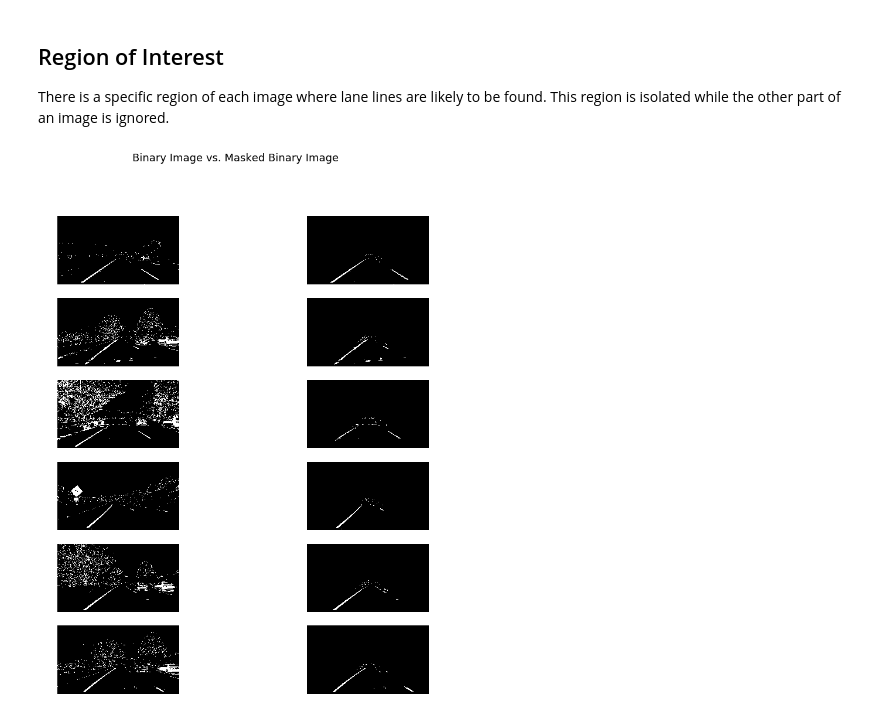
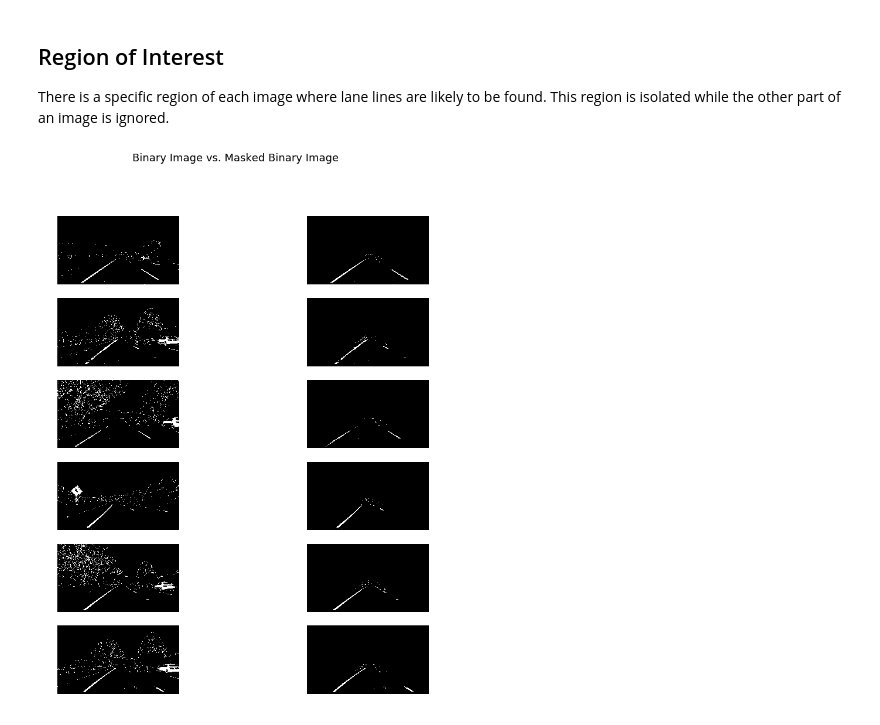
Before and after one commit to AryanJ-NYC/CarND-Advanced-Lane-Lines, a Jupyter notebook: main.ipynb, the cells around one changed output. Saved outputs shown, nothing was run; the diff lists cells and outputs as text; code cells hidden in the pictures.

```diff
--- a/main.ipynb
+++ b/main.ipynb
@@ -109,7 +109,7 @@ for idx, img in enumerate(calibrated_images):
     img_hls = cv2.cvtColor(img, cv2.COLOR_RGB2HLS)
     S_channel = img_hls[:, :, 2]
     # threshold to find lane-line pixels
-    sat_thresh = (140, 255)
+    sat_thresh = (205, 245)
     sat_binary = np.zeros_like(S_channel)
     sat_binary[(S_channel > sat_thresh[0]) & (S_channel <= sat_thresh[1])] = 1
 
@@ -150,32 +150,32 @@ def region_of_interest(img, vertices):
     #filling pixels inside the polygon defined by "vertices" with the fill color
     cv2.fillPoly(mask, vertices, ignore_mask_color)
 
     #returning the image only where mask pixels are nonzero
     masked_image = cv2.bitwise_and(img, mask)
     return masked_image
 
 y_size = img.shape[0]
 
 # create a region
-bottom_left = (200, y_size)
+bottom_left = (180, y_size)
 top_left = (610, 390)
 top_right = (710, 390)
 bottom_right = (1180, y_size)
 vertices = np.array([[bottom_left, top_left, top_right, bottom_right]])
 
 fig, axarr = plt.subplots(len(binary_images), 2) # two columns
 fig.set_size_inches((14,15))
 fig.suptitle('Binary Image vs. Masked Binary Image', fontsize=18)
 
 masked_images = []
 for idx, binary_img in enumerate(binary_images):
     masked_img = region_of_interest(binary_img, vertices)
     masked_images.append(masked_img)
 
     axarr[idx, 0].imshow(binary_img, cmap='gray')
     axarr[idx, 1].imshow(masked_img, cmap='gray')
     axarr[idx, 0].axis('off')
     axarr[idx, 1].axis('off')
 plt.show()
 # %% [output]
-[figure, old version]
+[figure, new version]
```
Also changed, not shown: parts of 4 cells of this notebook.
